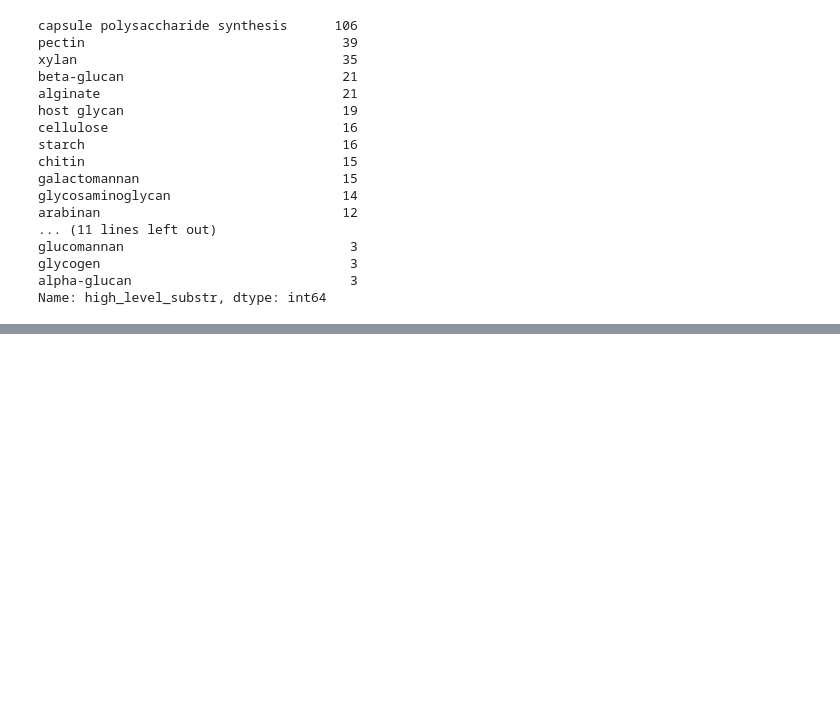
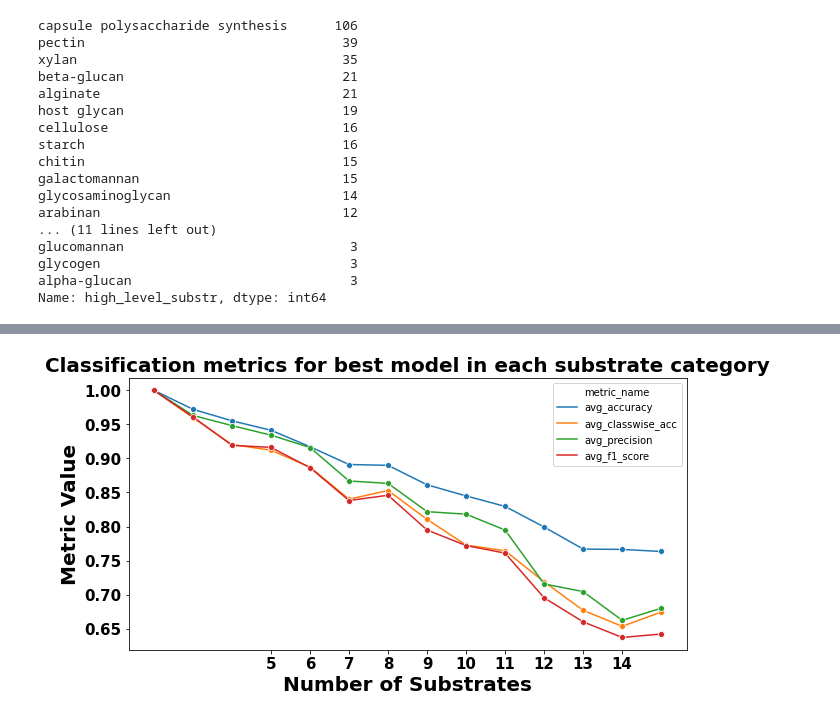
Before and after one commit to Ved-Piyush/subFinder, a Jupyter notebook: Usage_Scripts/how_many_k.ipynb, the cells around one changed output, grey strips where cells are left out. Cells and saved outputs as stored; diff of their text form; code cells hidden in the pictures; blank space fills up the shorter version.

Commit message:
added subFinder comparison with Jinfang method

```diff
--- a/Usage_Scripts/how_many_k.ipynb
+++ b/Usage_Scripts/how_many_k.ipynb
@@ -267,0 +406,2 @@ plt.show()
+# %%
+methods_and_k = pd.read_csv(r"Data\Output\Experiments\results_by_k_new_sup_new_unsup.csv")
@@ -267,0 +441,4 @@ plt.show()
+# %%
+keep_the_best = methods_and_k.loc[methods_and_k.groupby('num_substrates')['avg_accuracy'].idxmax()]
+# %%
+melt_best = keep_the_best.melt(id_vars=['num_substrates'], value_vars=['avg_accuracy', 'avg_classwise_acc', "avg_precision", "avg_f1_score"])
@@ -267,0 +447,13 @@ plt.show()
+# %%
+melt_best.columns = ['num_substrates', 'metric_name', 'metric_value']
+# %%
+plt.figure(figsize = (10,5))
+sns.lineplot(data=melt_best, x="num_substrates", y="metric_value", hue="metric_name",  marker="o")
+plt.title("Classification metrics for best model in each substrate category", fontsize = 20 ,weight = "bold")
+plt.xlabel("Number of Substrates",  weight = "bold", fontsize = 20)
+plt.ylabel("Metric Value", weight = "bold", fontsize = 20)
+plt.xticks(range(5,15), weight = "bold", fontsize = 15)
+plt.yticks(weight = "bold", fontsize = 15, rotation = 0)
+plt.show()
+# %% [output]
+[figure, added]
```
Also changed, not shown: parts of 69 cells of this notebook, 10 other files.
